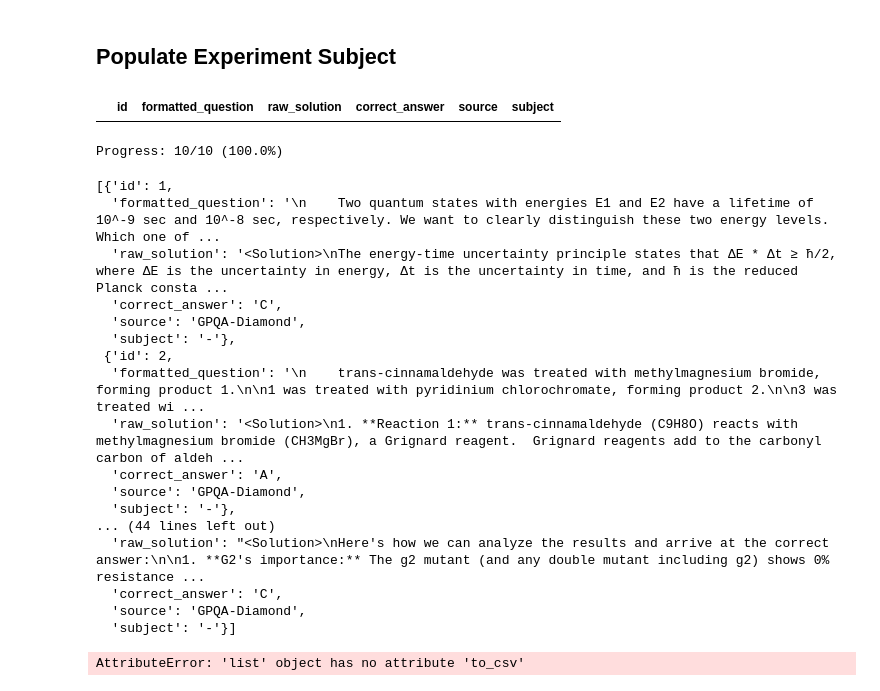
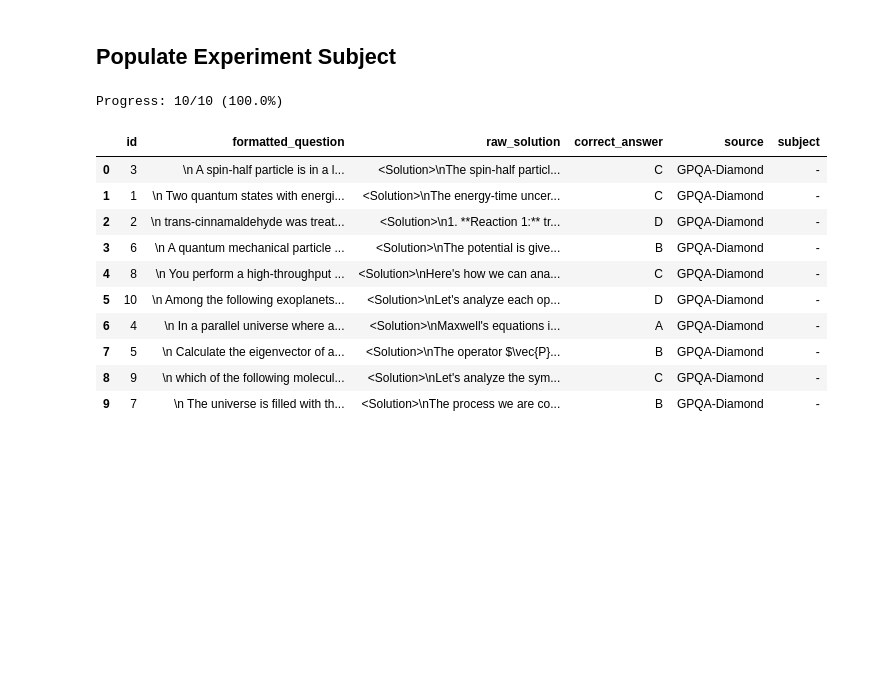
Before and after one commit to eugeniusms/textgrad-TextualVerifier, a Jupyter notebook: evaluation/solution_optimization/01-Generate-Initial-Solution.ipynb, the cells around one changed output. Drawn from its saved outputs; the diff is of its cells as text; code cells hidden in the pictures; blank space fills up the shorter version.

Commit message:
feat: initial files for solution optimization

```diff
--- a/evaluation/solution_optimization/Solution-Optimization-Evaluation.ipynb
+++ b/evaluation/solution_optimization/01-Generate-Initial-Solution.ipynb
@@ -171,20 +171,6 @@ general_datasets
 412 rows × 8 columns
 # %% [markdown]
 ## Populate Experiment Subject
-# %%
-initial_solution_column = [
-    'id',                    # integer - unique identifier (links to GeneralDatasets)
-    'formatted_question',    # string - formatted question for LLM
-    'raw_solution',         # string - initial LLM solution before optimization
-    'correct_answer',       # string - ground truth answer
-    'source',              # string - dataset source (GPQA-Diamond, MMLU-ML, MMLU-CP)
-    'subject'              # string - subject area
-]
-
-initial_solution = pd.DataFrame(columns=initial_solution_column)
-initial_solution
-# %% [output]
-|  | id | formatted_question | raw_solution | correct_answer | source | subject |
 # %%
 engine = get_engine("gemini-1.5-pro")
 # %%
@@ -256,46 +242,39 @@ def process_single_row(row_data):
 # %%
 # Multithreaded processing
 all_rows = []
 
 with ThreadPoolExecutor(max_workers=16) as executor:
     # Submit all tasks
     futures = [
         executor.submit(process_single_row, row.to_dict())
         for _, row in general_datasets[:10].iterrows()
     ]
 
     # Collect results
     completed = 0
     for future in as_completed(futures):
         result = future.result()
         if result is not None:
             all_rows.append(result)
 
         completed += 1
         if completed % 10 == 0:
             print(f"Progress: {completed}/{len(futures)} ({completed/len(futures)*100:.1f}%)")
 
-all_rows
+initial_solution = pd.DataFrame(all_rows)
+initial_solution
 # %% [output]
 Progress: 10/10 (100.0%)
-[{'id': 1,
-  'formatted_question': '\n    Two quantum states with energies E1 and E2 have a lifetime of 10^-9 sec and 10^-8 sec, respectively. We want to clearly distinguish these two energy levels. Which one of ...
-  'raw_solution': '<Solution>\nThe energy-time uncertainty principle states that ΔE * Δt ≥ ħ/2, where ΔE is the uncertainty in energy, Δt is the uncertainty in time, and ħ is the reduced Planck consta ...
-  'correct_answer': 'C',
-  'source': 'GPQA-Diamond',
-  'subject': '-'},
- {'id': 2,
-  'formatted_question': '\n    trans-cinnamaldehyde was treated with methylmagnesium bromide, forming product 1.\n\n1 was treated with pyridinium chlorochromate, forming product 2.\n\n3 was treated wi ...
-  'raw_solution': '<Solution>\n1. **Reaction 1:** trans-cinnamaldehyde (C9H8O) reacts with methylmagnesium bromide (CH3MgBr), a Grignard reagent.  Grignard reagents add to the carbonyl carbon of aldeh ...
-  'correct_answer': 'A',
-  'source': 'GPQA-Diamond',
-  'subject': '-'},
-... (44 lines left out)
-  'raw_solution': "<Solution>\nHere's how we can analyze the results and arrive at the correct answer:\n\n1. **G2's importance:** The g2 mutant (and any double mutant including g2) shows 0% resistance ...
-  'correct_answer': 'C',
-  'source': 'GPQA-Diamond',
-  'subject': '-'}]
+|  | id | formatted_question | raw_solution | correct_answer | source | subject |
+| 0 | 3 | \n A spin-half particle is in a l... | <Solution>\nThe spin-half particl... | C | GPQA-Diamond | - |
+| 1 | 1 | \n Two quantum states with energi... | <Solution>\nThe energy-time uncer... | C | GPQA-Diamond | - |
+| 2 | 2 | \n trans-cinnamaldehyde was treat... | <Solution>\n1. **Reaction 1:** tr... | D | GPQA-Diamond | - |
+| 3 | 6 | \n A quantum mechanical particle ... | <Solution>\nThe potential is give... | B | GPQA-Diamond | - |
+| 4 | 8 | \n You perform a high-throughput ... | <Solution>\nHere's how we can ana... | C | GPQA-Diamond | - |
+| 5 | 10 | \n Among the following exoplanets... | <Solution>\nLet's analyze each op... | D | GPQA-Diamond | - |
+| 6 | 4 | \n In a parallel universe where a... | <Solution>\nMaxwell's equations i... | A | GPQA-Diamond | - |
+| 7 | 5 | \n Calculate the eigenvector of a... | <Solution>\nThe operator $\vec{P}... | B | GPQA-Diamond | - |
+| 8 | 9 | \n which of the following molecul... | <Solution>\nLet's analyze the sym... | C | GPQA-Diamond | - |
+| 9 | 7 | \n The universe is filled with th... | <Solution>\nThe process we are co... | B | GPQA-Diamond | - |
 # %%
-all_rows.to_csv('initial_solution.csv', index=False)
+initial_solution.to_csv('initial_solution.csv', index=False)
-# %% [output]
-AttributeError: 'list' object has no attribute 'to_csv'
```
Also changed, not shown: 1 other file.
